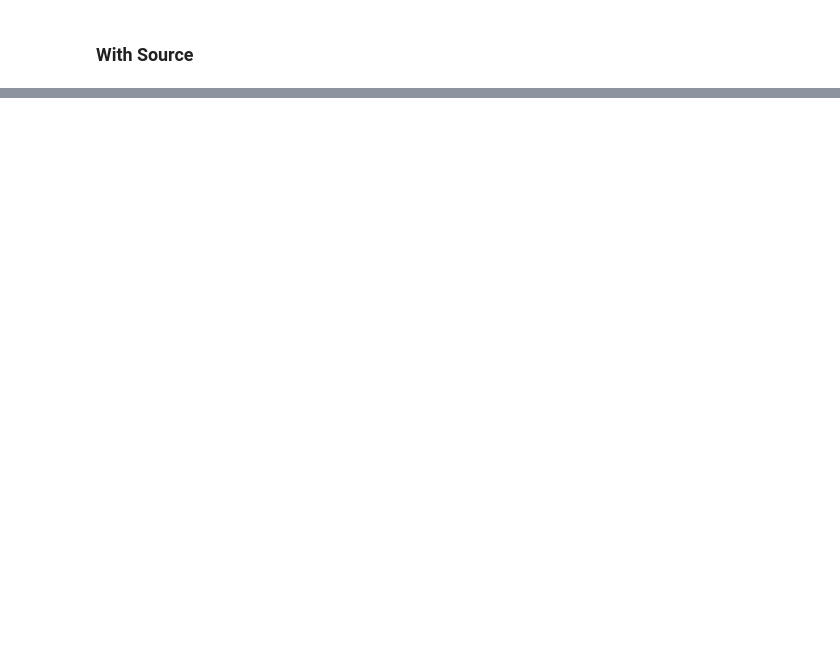
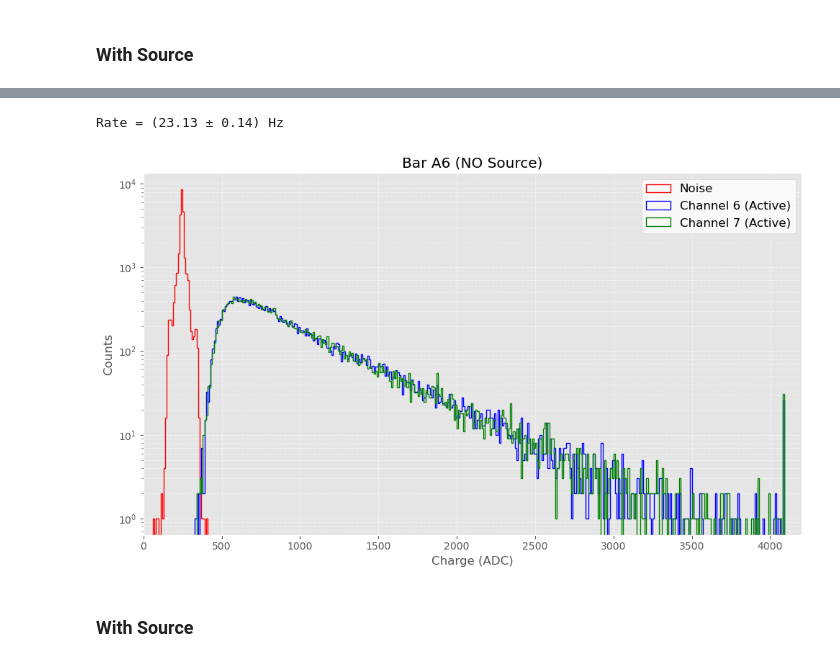
Before and after one commit to camacortespar/next-analysis, a Jupyter notebook: Muon_Veto/01_Bar_Testing.ipynb, the cells around one changed output, grey strips where cells are left out. Cells and saved outputs as stored; diff of their text form; code cells hidden in the pictures; blank space fills up the shorter version.

```diff
--- a/Muon_Veto/01_Bar_Testing.ipynb
+++ b/Muon_Veto/01_Bar_Testing.ipynb
@@ -505,0 +594,8 @@ A3_source_df
+# %%
+A6_DIR_PATH = '/lhome/ific/c/ccortesp/Analysis/Muon_Veto/data/A/6'
+A6_FILES    = sorted([os.path.join(A6_DIR_PATH, f) for f in os.listdir(A6_DIR_PATH) if f.endswith('.h5')])
+
+for i, file_path in enumerate(A6_FILES):
+    run_id = int(re.search(r'\d+', os.path.basename(file_path)).group())
+    run_type = 'NO Source' if run_id % 2 != 0 else 'With Source'
+    print(f'File {i}: {file_path} || Run ID: {run_id} || Run Type: {run_type}')
@@ -505,0 +624,11 @@ A3_source_df
+# %%
+rate_cv, rate_err = COMPUTE_RATE_FILE(A6_FILES[0])
+print(f'Rate = ({rate_cv:.2f} ± {rate_err:.2f}) Hz')
+# %% [output]
+Rate = (23.13 ± 0.14) Hz
+# %%
+PLOT_CHARGE_HIST_FILE(A6_FILES[0], 'Bar A6 (NO Source)', SIGNAL_CHANNELS=[6,7], X_LIMITS=[0, 4200])
+# %% [output]
+[figure, added]
+# %% [markdown]
+### With Source
```
Also changed, not shown: parts of 59 cells of this notebook, 25 other files.
